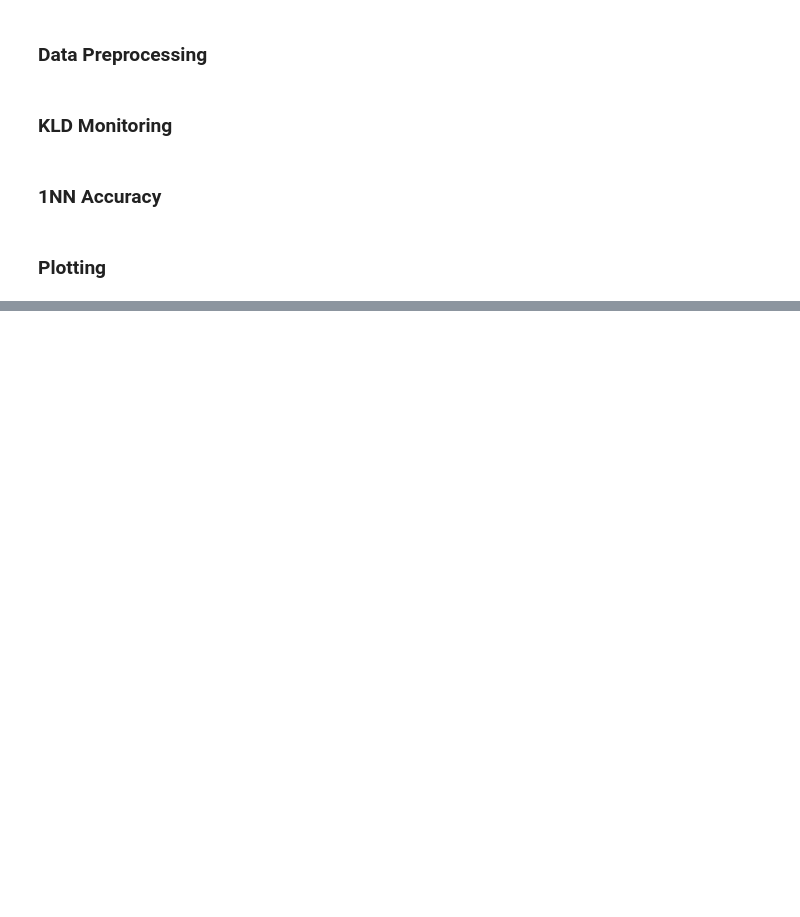
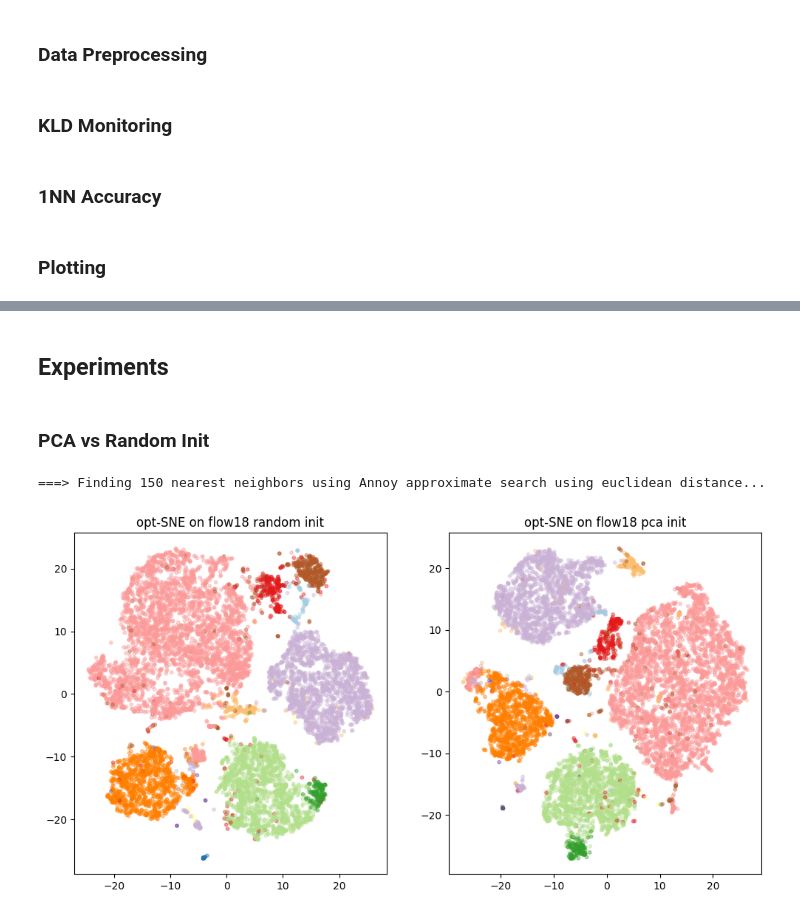
Before and after one commit to giSolve/thesis, a Jupyter notebook: code/optSNE_test_on_flow.ipynb, the cells around one changed output, grey strips where cells are left out. Saved outputs shown, nothing was run; the diff lists cells and outputs as text; code cells hidden in the pictures; blank space fills up the shorter version.

```diff
--- a/code/optSNE_test_on_flow.ipynb
+++ b/code/optSNE_test_on_flow.ipynb
@@ -202,3 +203,31 @@ def plot_embedding(embedding, labels, data_percentage, neg_grad_method, init, le
     )
     plt.title(f"opt-SNE on flow18, {100*data_percentage}% of dataset, {neg_grad_method}, {init} initialization, {learning_rate} learning rate")
     plt.show()
+# %%
+def compare_plots(embedding1, labels1, text1,
+                    embedding2, labels2, text2):
+    fig, axes = plt.subplots(1, 2, figsize=(12, 6))  # Create side-by-side subplots
+
+    # Plot first embedding
+    axes[0].scatter(
+        embedding1[:, 0],
+        embedding1[:, 1],
+        c=labels1,
+        cmap=plt.colormaps.get_cmap('Paired'),
+        s=10,
+        alpha=0.4
+    )
+    axes[0].set_title(f"opt-SNE on flow18 {text1}")
+
+    # Plot second embedding
+    axes[1].scatter(
+        embedding2[:, 0],
+        embedding2[:, 1],
+        c=labels2,
+        cmap=plt.colormaps.get_cmap('Paired'),
+        s=10,
+        alpha=0.4
+    )
+    axes[1].set_title(f"opt-SNE on flow18 {text2}")
+
+    plt.show()
@@ -204,0 +363,10 @@ def plot_embedding(embedding, labels, data_percentage, neg_grad_method, init, le
+# %% [markdown]
+## Experiments
+# %% [markdown]
+### PCA vs Random Init
+# %%
+# note: this uses opt-SNE
+embedding_rand, kld_rand, labels_rand = run_optSNE(init="random")
+embedding_pca, kld_pca, labels_pca = run_optSNE(init="pca")
+# %% [output]
+===> Finding 150 nearest neighbors using Annoy approximate search using euclidean distance...
@@ -204,0 +376,7 @@ def plot_embedding(embedding, labels, data_percentage, neg_grad_method, init, le
+# %%
+compare_plots(
+    embedding_rand, labels_rand, "random init",
+    embedding_pca, labels_pca, "pca init"
+)
+# %% [output]
+[figure, added]
```
Also changed, not shown: parts of 17 cells of this notebook.
